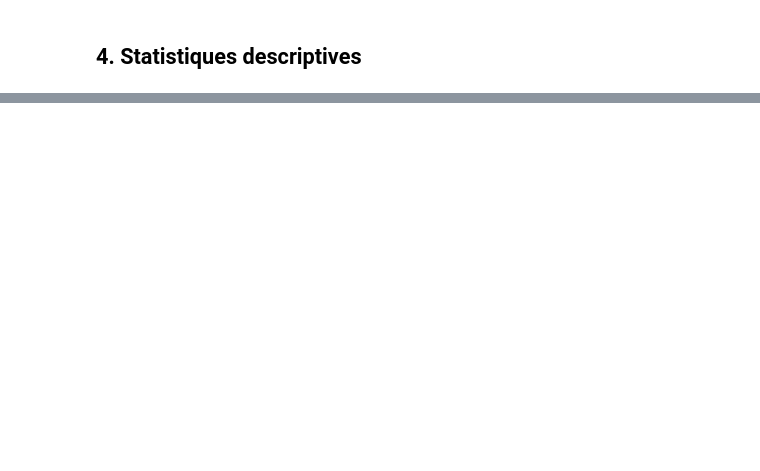
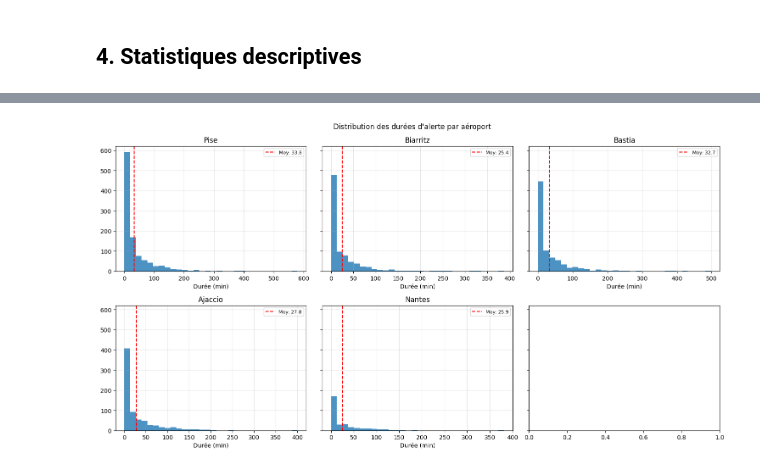
Before and after one commit to N-Mehdi/Dataverse, a Jupyter notebook: data/exploration.ipynb, the cells around one changed output, grey strips where cells are left out. Drawn from its saved outputs; the diff is of its cells as text; code cells hidden in the pictures; blank space fills up the shorter version.

```diff
--- a/data/exploration.ipynb
+++ b/data/exploration.ipynb
@@ -4592,0 +241,29 @@ Lift : 1.45x
+# %%
+# Chunk 13
+plt.figure(figsize=(12, 4))
+df_alerts.groupby("hour")["duration"].mean().plot(kind="bar", color="steelblue", alpha=0.8)
+plt.axhline(df_alerts["duration"].mean(), color="red", linestyle="--", label="Moyenne globale")
+plt.title("Durée moyenne des alertes par heure de la journée")
+plt.xlabel("Heure (UTC)"); plt.ylabel("Durée moyenne (min)")
+plt.legend(); plt.grid(alpha=0.3, axis="y"); plt.tight_layout(); plt.show()
+
+plt.figure(figsize=(10, 4))
+df_alerts.groupby("month")["duration"].mean().plot(kind="bar", color="steelblue", alpha=0.8)
+plt.axhline(df_alerts["duration"].mean(), color="red", linestyle="--", label="Moyenne globale")
+plt.title("Durée moyenne des alertes par mois")
+plt.xlabel("Mois"); plt.ylabel("Durée moyenne (min)")
+plt.legend(); plt.grid(alpha=0.3, axis="y"); plt.tight_layout(); plt.show()
+
+fig, axes = plt.subplots(1, 4, figsize=(16, 4), sharey=True)
+for ax, saison in zip(axes, ["Hiver", "Printemps", "Été", "Automne"]):
+    data = df_alerts[df_alerts["season"] == saison]["duration"]
+    ax.hist(data, bins=30, color="steelblue", alpha=0.8)
+    ax.axvline(data.mean(), color="red", linestyle="--", label=f"Moy: {data.mean():.1f} min")
+    ax.set_title(saison); ax.set_xlabel("Durée (min)")
+    ax.legend(fontsize=8); ax.grid(alpha=0.3)
+plt.suptitle("Distribution des durées par saison"); plt.tight_layout(); plt.show()
+
+print("Durée moyenne par saison :")
+print(df_alerts.groupby("season")["duration"].agg(["mean", "median", "count"]).round(1))
+print("\nCorrélation heure/durée :", df_alerts["hour"].corr(df_alerts["duration"]).round(3))
+print("Corrélation mois/durée  :", df_alerts["month"].corr(df_alerts["duration"]).round(3))
@@ -4592,0 +305,14 @@ Lift : 1.45x
+# %%
+# Chunk 15
+top_airports = df_alerts["airport"].value_counts().head(6).index
+fig, axes = plt.subplots(2, 3, figsize=(15, 8), sharex=False, sharey=True)
+axes = axes.ravel()
+for ax, airport in zip(axes, top_airports):
+    data = df_alerts.loc[df_alerts["airport"] == airport, "duration"]
+    ax.hist(data, bins=30, alpha=0.8)
+    ax.axvline(data.mean(), color="red", linestyle="--", label=f"Moy: {data.mean():.1f}")
+    ax.set_title(airport); ax.set_xlabel("Durée (min)")
+    ax.legend(fontsize=8); ax.grid(alpha=0.3)
+plt.suptitle("Distribution des durées d'alerte par aéroport"); plt.tight_layout(); plt.show()
+# %% [output]
+[figure, added]
```
Also changed, not shown: parts of 182 cells of this notebook, 18 other files.
